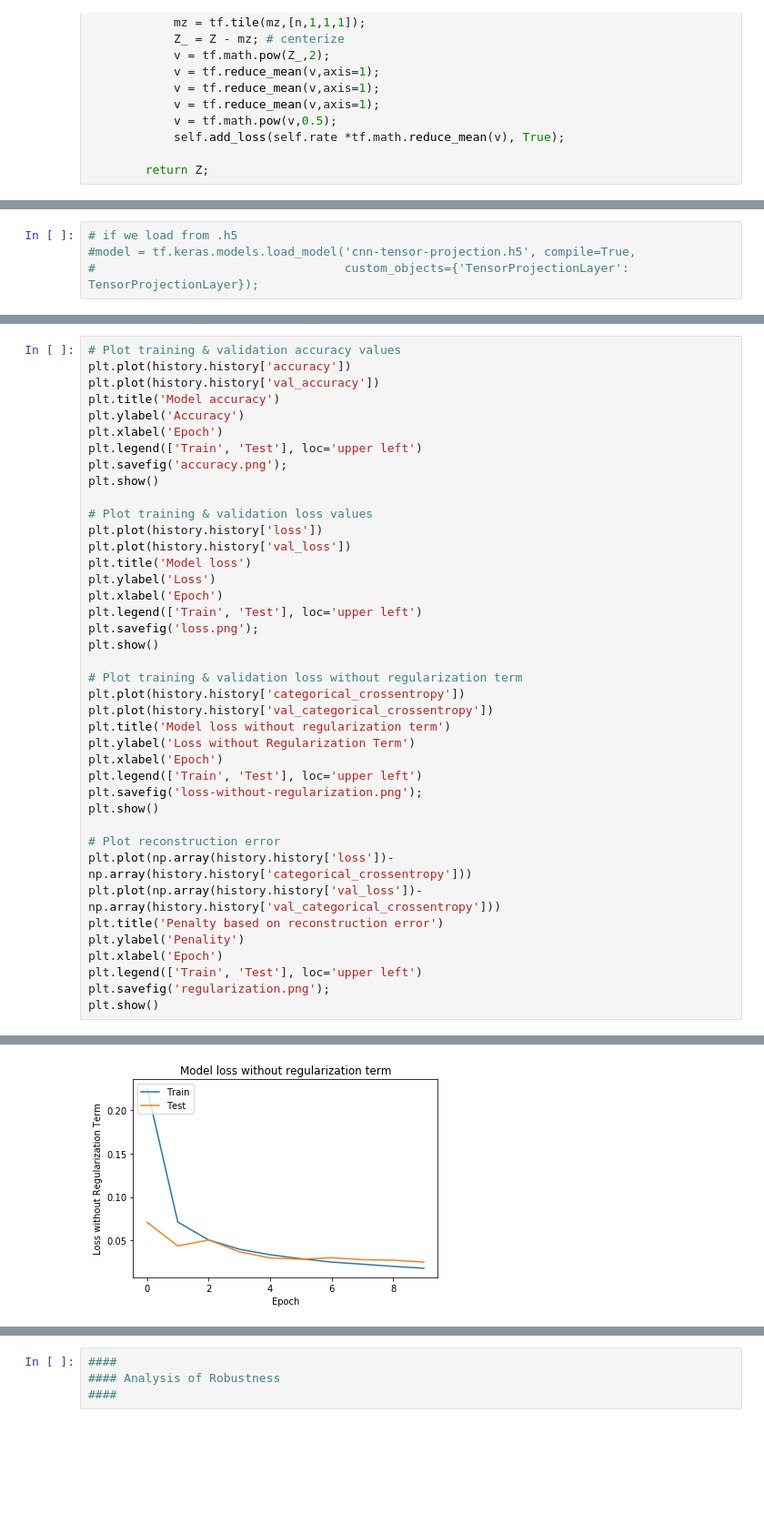
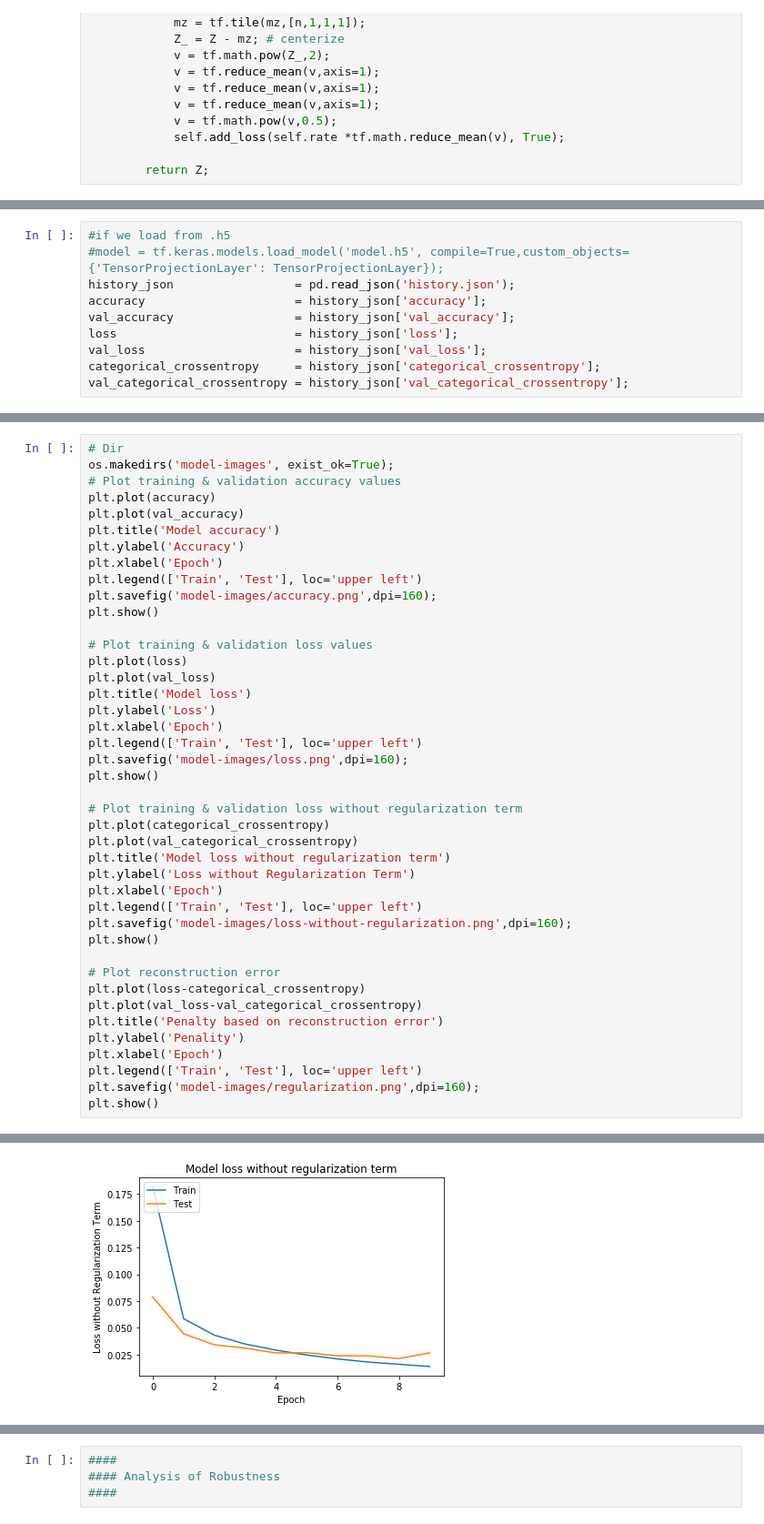
Before and after one commit to senyuan-juncheng/TensorProjectionLayer, a Jupyter notebook: TensorProjectionLayer.ipynb, the cells around one changed output, grey strips where cells are left out. Shown at 91% size. Cells and saved outputs as stored; diff of their text form; blank space fills up the shorter version.

```diff
--- a/TensorProjectionLayer.ipynb
+++ b/TensorProjectionLayer.ipynb
@@ -224,4 +265,10 @@ y_test = tf.keras.utils.to_categorical(y_test, num_classes);
 # %%
-# if we load from .h5
-#model = tf.keras.models.load_model('cnn-tensor-projection.h5', compile=True,
-#                                   custom_objects={'TensorProjectionLayer': TensorProjectionLayer});
+#if we load from .h5
+#model = tf.keras.models.load_model('model.h5', compile=True,custom_objects={'TensorProjectionLayer': TensorProjectionLayer});
+history_json                 = pd.read_json('history.json');
+accuracy                     = history_json['accuracy'];
+val_accuracy                 = history_json['val_accuracy'];
+loss                         = history_json['loss'];
+val_loss                     = history_json['val_loss'];
+categorical_crossentropy     = history_json['categorical_crossentropy'];
+val_categorical_crossentropy = history_json['val_categorical_crossentropy'];
@@ -253,41 +275,43 @@ model.save('cnn-tensor-projection.h5');
 # %%
+# Dir
+os.makedirs('model-images', exist_ok=True);
 # Plot training & validation accuracy values
-plt.plot(history.history['accuracy'])
-plt.plot(history.history['val_accuracy'])
+plt.plot(accuracy)
+plt.plot(val_accuracy)
 plt.title('Model accuracy')
 plt.ylabel('Accuracy')
 plt.xlabel('Epoch')
 plt.legend(['Train', 'Test'], loc='upper left')
-plt.savefig('accuracy.png');
+plt.savefig('model-images/accuracy.png',dpi=160);
 plt.show()
 
 # Plot training & validation loss values
-plt.plot(history.history['loss'])
-plt.plot(history.history['val_loss'])
+plt.plot(loss)
+plt.plot(val_loss)
 plt.title('Model loss')
 plt.ylabel('Loss')
 plt.xlabel('Epoch')
 plt.legend(['Train', 'Test'], loc='upper left')
-plt.savefig('loss.png');
+plt.savefig('model-images/loss.png',dpi=160);
 plt.show()
 
 # Plot training & validation loss without regularization term
-plt.plot(history.history['categorical_crossentropy'])
-plt.plot(history.history['val_categorical_crossentropy'])
+plt.plot(categorical_crossentropy)
+plt.plot(val_categorical_crossentropy)
 plt.title('Model loss without regularization term')
 plt.ylabel('Loss without Regularization Term')
 plt.xlabel('Epoch')
 plt.legend(['Train', 'Test'], loc='upper left')
-plt.savefig('loss-without-regularization.png');
+plt.savefig('model-images/loss-without-regularization.png',dpi=160);
 plt.show()
 
 # Plot reconstruction error
-plt.plot(np.array(history.history['loss'])-np.array(history.history['categorical_crossentropy']))
-plt.plot(np.array(history.history['val_loss'])-np.array(history.history['val_categorical_crossentropy']))
+plt.plot(loss-categorical_crossentropy)
+plt.plot(val_loss-val_categorical_crossentropy)
 plt.title('Penalty based on reconstruction error')
 plt.ylabel('Penality')
 plt.xlabel('Epoch')
 plt.legend(['Train', 'Test'], loc='upper left')
-plt.savefig('regularization.png');
+plt.savefig('model-images/regularization.png',dpi=160);
 plt.show()
 # %% [output]
@@ -296 +320 @@ plt.show()
-[figure, old version]
+[figure, new version]
```
Also changed, not shown: parts of 25 cells of this notebook.
